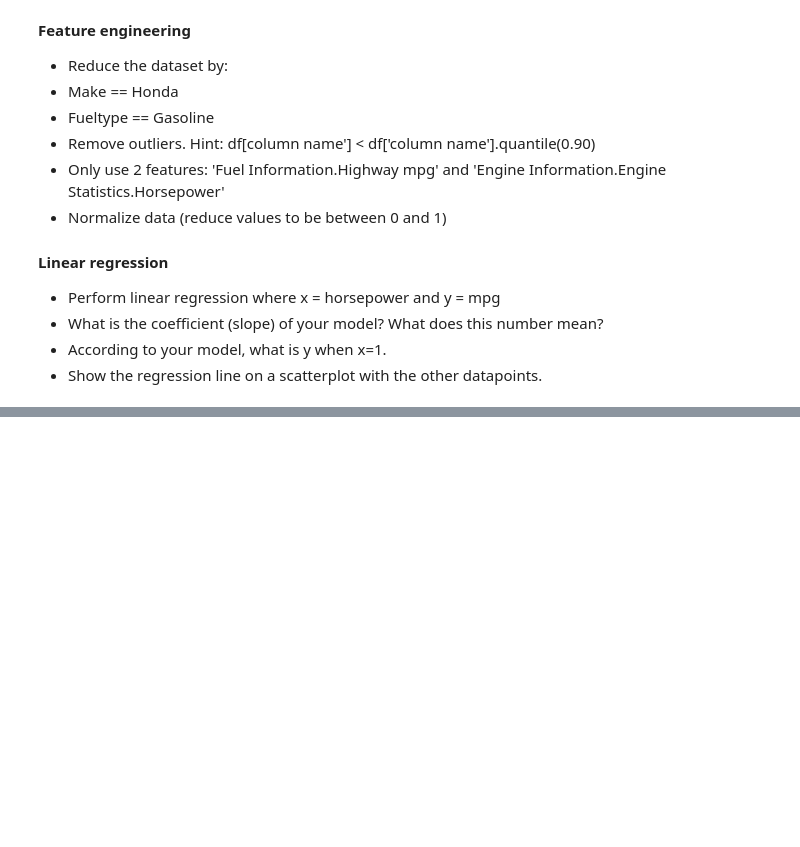
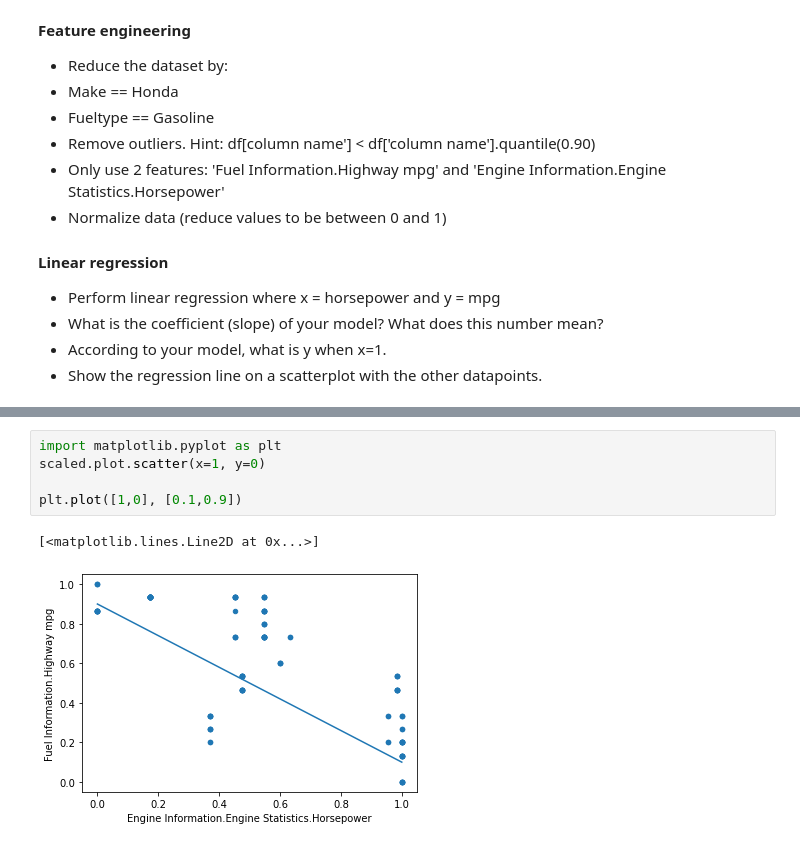
Before and after one commit to Abed01-lab/python_handin_template, a Jupyter notebook: Week9.ipynb, the cells around one changed output, grey strips where cells are left out. Cells and saved outputs as stored; diff of their text form; blank space fills up the shorter version.

```diff
--- a/Week9.ipynb
+++ b/Week9.ipynb
@@ -48,0 +63,8 @@ df
+# %%
+import matplotlib.pyplot as plt
+scaled.plot.scatter(x=1, y=0)
+
+plt.plot([1,0], [0.1,0.9])
+# %% [output]
+[<matplotlib.lines.Line2D at 0x...>]
+[figure, added]
```
Also changed, not shown: parts of 6 cells of this notebook, 6 other files.
